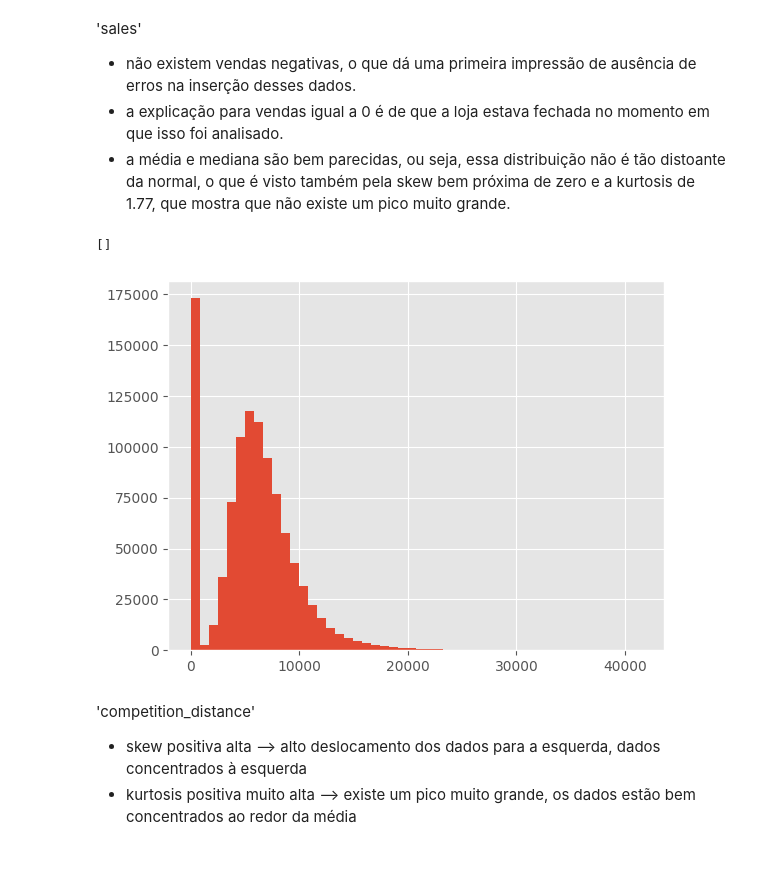
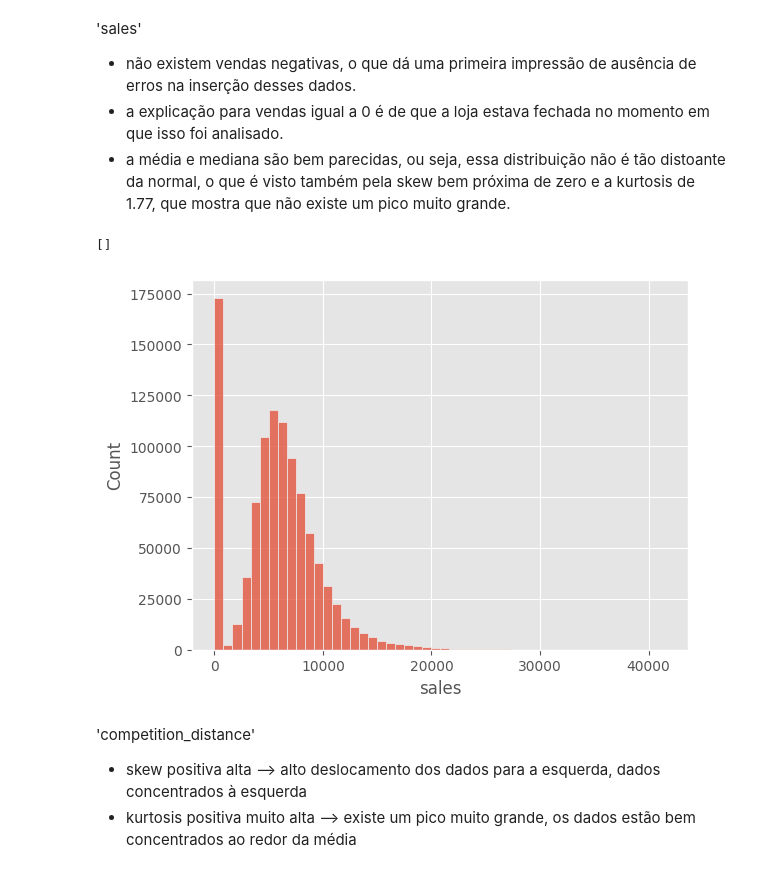
Before and after one commit to AllanCasado/ds_em_producao, a Jupyter notebook: notebooks/rossmann_sales_prediction.ipynb, the cells around one changed output. Drawn from its saved outputs; the diff is of its cells as text; code cells hidden in the pictures.

```diff
--- a/notebooks/rossmann_sales_prediction.ipynb
+++ b/notebooks/rossmann_sales_prediction.ipynb
@@ -364,11 +364,11 @@ descriptive_statistics[['attributes', 'min', 'max', 'range', 'mean', 'median', '
 * a explicação para vendas igual a 0 é de que a loja estava fechada no momento em que isso foi analisado.
 * a média e mediana são bem parecidas, ou seja, essa distribuição não é tão distoante da normal, o que é visto também pela skew bem próxima de zero e a kurtosis de 1.77, que mostra que não existe um pico muito grande.
 # %%
-df1['sales'].hist(bins=50)
+sns.histplot(df1['sales'], bins=50)
 plt.plot()
 # %% [output]
 []
-[figure, old version]
+[figure, new version]
 # %% [markdown]
 'competition_distance'
 
```
Also changed, not shown: parts of 78 cells of this notebook.
